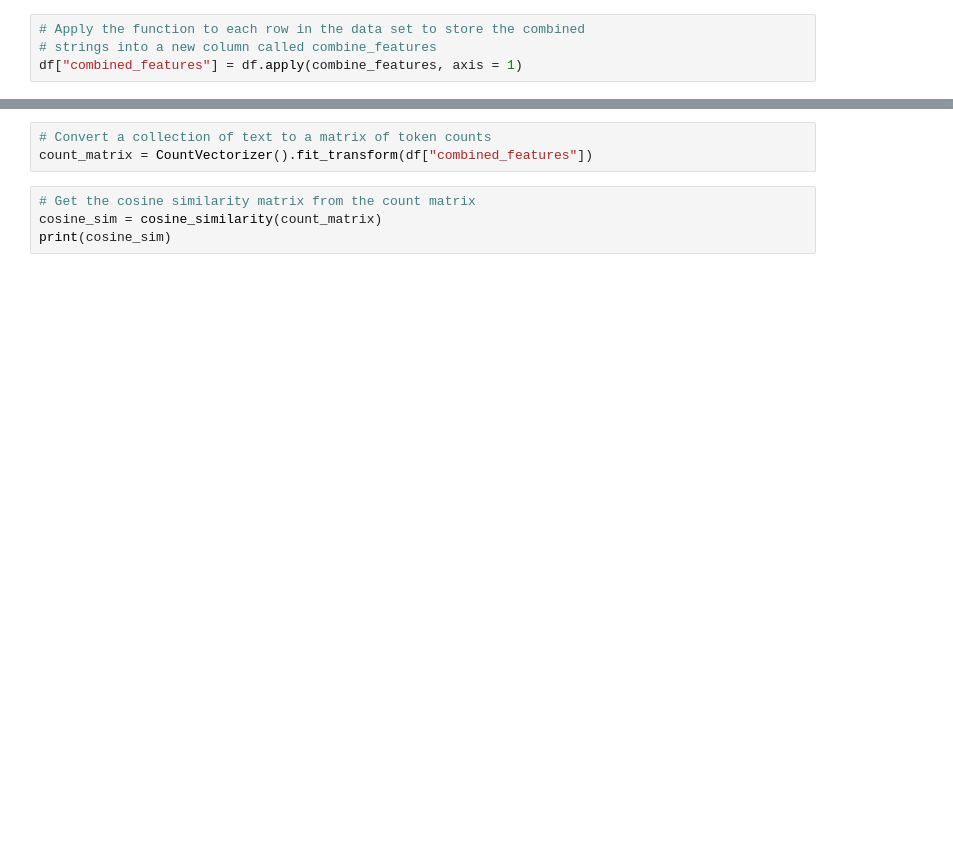
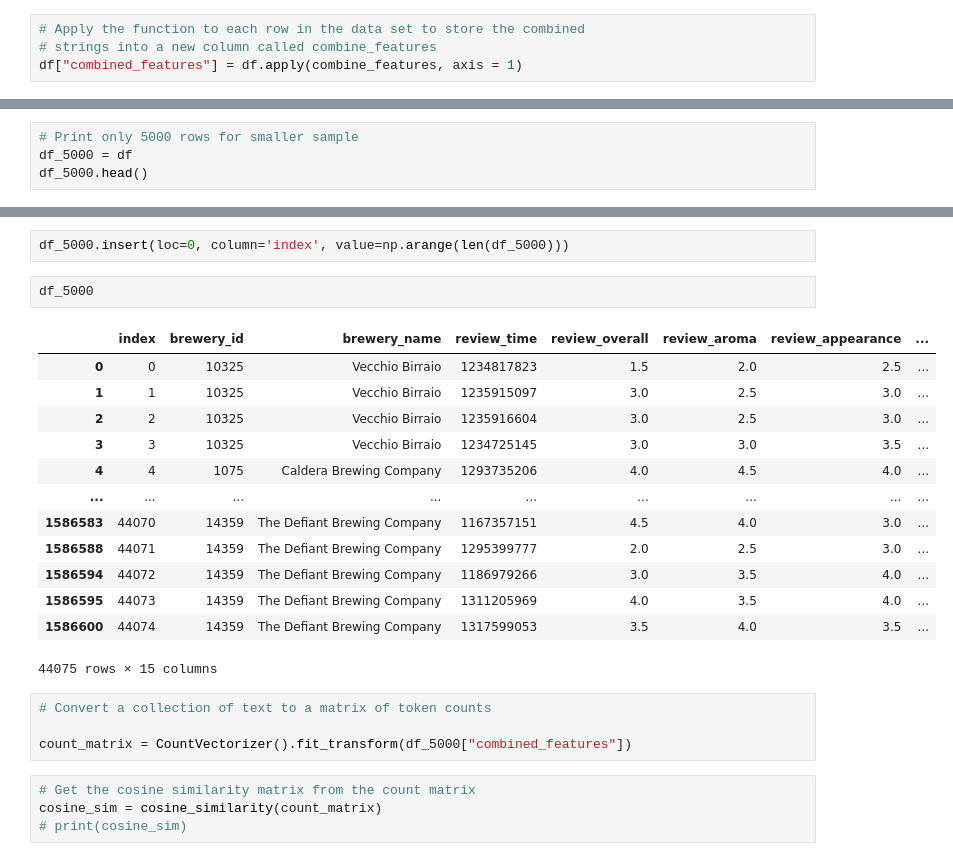
Before and after one commit to elzster/BeerAnalyzer, a Jupyter notebook: Miguel_ML_Engine/Beer_Recommendation_Engine.ipynb, the cells around one changed output, grey strips where cells are left out. Drawn from its saved outputs; the diff is of its cells as text; blank space fills up the shorter version.

```diff
--- a/Miguel_ML_Engine/Beer_Recommendation_Engine.ipynb
+++ b/Miguel_ML_Engine/Beer_Recommendation_Engine.ipynb
@@ -58,0 +74,4 @@ df
+# %%
+# Print only 5000 rows for smaller sample
+df_5000 = df
+df_5000.head()
@@ -59,7 +85,26 @@ df
+# %%
+df_5000.insert(loc=0, column='index', value=np.arange(len(df_5000)))
+# %%
+df_5000
+# %% [output]
+|  | index | brewery_id | brewery_name | review_time | review_overall | review_aroma | review_appearance | ... |
+| 0 | 0 | 10325 | Vecchio Birraio | 1234817823 | 1.5 | 2.0 | 2.5 | ... |
+| 1 | 1 | 10325 | Vecchio Birraio | 1235915097 | 3.0 | 2.5 | 3.0 | ... |
+| 2 | 2 | 10325 | Vecchio Birraio | 1235916604 | 3.0 | 2.5 | 3.0 | ... |
+| 3 | 3 | 10325 | Vecchio Birraio | 1234725145 | 3.0 | 3.0 | 3.5 | ... |
+| 4 | 4 | 1075 | Caldera Brewing Company | 1293735206 | 4.0 | 4.5 | 4.0 | ... |
+| ... | ... | ... | ... | ... | ... | ... | ... | ... |
+| 1586583 | 44070 | 14359 | The Defiant Brewing Company | 1167357151 | 4.5 | 4.0 | 3.0 | ... |
+| 1586588 | 44071 | 14359 | The Defiant Brewing Company | 1295399777 | 2.0 | 2.5 | 3.0 | ... |
+| 1586594 | 44072 | 14359 | The Defiant Brewing Company | 1186979266 | 3.0 | 3.5 | 4.0 | ... |
+| 1586595 | 44073 | 14359 | The Defiant Brewing Company | 1311205969 | 4.0 | 3.5 | 4.0 | ... |
+| 1586600 | 44074 | 14359 | The Defiant Brewing Company | 1317599053 | 3.5 | 4.0 | 3.5 | ... |
+44075 rows × 15 columns
 # %%
 # Convert a collection of text to a matrix of token counts
-count_matrix = CountVectorizer().fit_transform(df["combined_features"])
+
+count_matrix = CountVectorizer().fit_transform(df_5000["combined_features"])
 # %%
 # Get the cosine similarity matrix from the count matrix
 cosine_sim = cosine_similarity(count_matrix)
-print(cosine_sim)
+# print(cosine_sim)
```
Also changed, not shown: parts of 28 cells of this notebook.
